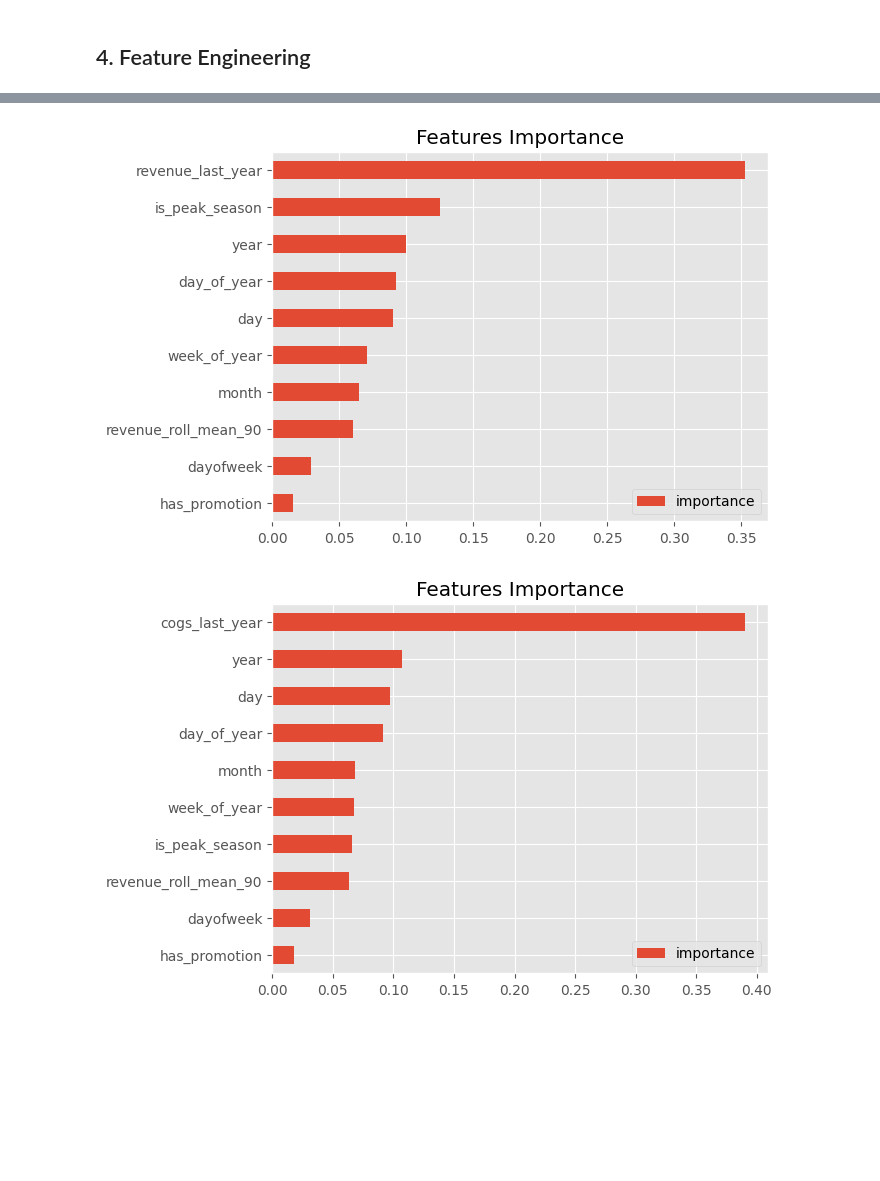
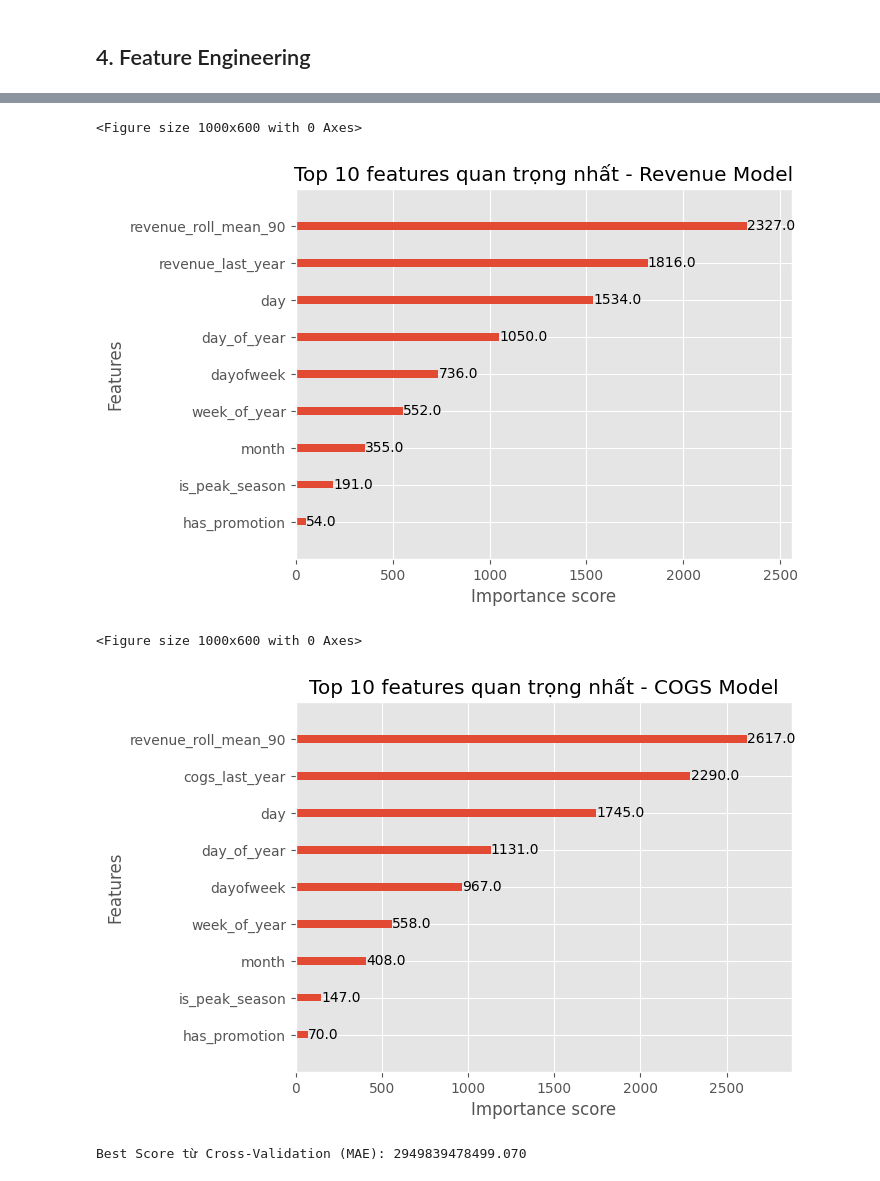
Before and after one commit to nqt-2/Datathon_Vin, a Jupyter notebook: notebook/xgboost.ipynb, the cells around one changed output, grey strips where cells are left out. Drawn from its saved outputs; the diff is of its cells as text; code cells hidden in the pictures; blank space fills up the shorter version.

Commit message:
FInal Model

```diff
--- a/notebook/xgboost.ipynb
+++ b/notebook/xgboost.ipynb
@@ -139,8 +138,8 @@ sales.head(10)
 train = create_features(train)
 test = create_features(test)
 # %%
-FEATURES_REV = ['dayofweek', 'day', 'month', 'year', 'revenue_last_year','revenue_roll_mean_90','is_peak_season', 'has_promotion','day_of_year','week_of_year']
-FEATURES_COGS = ['dayofweek', 'day', 'month', 'year', 'cogs_last_year','revenue_roll_mean_90','is_peak_season', 'has_promotion','day_of_year','week_of_year']
+FEATURES_REV = ['dayofweek', 'day', 'month', 'revenue_last_year','revenue_roll_mean_90','is_peak_season', 'has_promotion','day_of_year','week_of_year']
+FEATURES_COGS = ['dayofweek', 'day', 'month', 'cogs_last_year','revenue_roll_mean_90','is_peak_season', 'has_promotion','day_of_year','week_of_year']
 TARGET_REV = 'Revenue'
 TARGET_COGS = "COGS"
 # %%
@@ -159,14 +158,14 @@ y_test_cogs = test[TARGET_COGS]
 # Define parameter grid for hyperparameter tuning
 # Focused on preventing overfitting
 param_grid = {
-    'max_depth': [3, 4, 5, 6, 7],
+    'max_depth': [3, 4, 5, 6],
     'learning_rate': [0.01, 0.02, 0.05],
     'subsample': [0.6, 0.7, 0.8, 0.9],
     'colsample_bytree': [0.6, 0.7, 0.8, 0.9],
     'min_child_weight': [1, 2, 3],
     'gamma': [0, 0.1, 0.5],
     'reg_alpha': [0, 0.1, 1],
-    'reg_lambda': [0.5, 1, 1.5],
+    'reg_lambda': [0.5, 1, 1.5, 1],
 }
 
 # Time series cross-validation (prevents data leakage)
@@ -265,22 +264,29 @@ XGBRegressor(base_score=None, booster=None, callbacks=None,
              max_leaves=None, min_child_weight=3, missing=nan,
              monotone_constraints=None, multi_strategy=None, n_estimators=1000,
              n_jobs=None, num_parallel_tree=None, ...)
-# %%
-f1_rev = pd.DataFrame(data = reg_rev.feature_importances_,
-                  index = reg_rev.feature_names_in_,
-                  columns=['importance'])
-f1_rev.sort_values('importance').plot(kind = 'barh', title='Features Importance')
-plt.show()
-# %% [output]
-[figure, removed]
-# %%
-f1_cogs = pd.DataFrame(data = reg_cogs.feature_importances_,
-                  index = reg_cogs.feature_names_in_,
-                  columns=['importance'])
-f1_cogs.sort_values('importance').plot(kind = 'barh', title='Features Importance')
-plt.show()
-# %% [output]
-[figure, removed]
+# %%
+# --- 1. KIỂM SOÁT LEAKAGE TRONG PIPELINE ---
+# Bạn đã dùng TimeSeriesSplit trong RandomizedSearchCV, đây là điểm cộng lớn.
+# Cần báo cáo rõ: "Lags được tạo trước khi split hoặc dùng tập đệm để tránh nhìn thấy tương lai."
+
+# --- 2. GIẢI THÍCH MÔ HÌNH (FEATURE IMPORTANCE) ---
+def plot_importance(model, title):
+    plt.figure(figsize=(10, 6))
+    xgb.plot_importance(model, max_num_features=10, importance_type='weight')
+    plt.title(f"Top 10 features quan trọng nhất - {title}")
+    plt.show()
+
+# Gọi hàm sau khi đã fit xong model Revenue
+plot_importance(reg_rev, "Revenue Model")
+plot_importance(reg_cogs,"COGS Model")
+# --- 3. BÁO CÁO KẾT QUẢ CROSS-VALIDATION ---
+print(f"Best Score từ Cross-Validation (MAE): {-random_search_rev.best_score_:.3f}")
+# %% [output]
+<Figure size 1000x600 with 0 Axes>
+[figure, added]
+<Figure size 1000x600 with 0 Axes>
+[figure, added]
+Best Score từ Cross-Validation (MAE): 2949839478499.070
 # %%
 r2_train_rev = r2_score(y_train_rev, reg_rev.predict(X_train_rev))
 r2_train_cogs = r2_score(y_train_cogs, reg_cogs.predict(X_train_cogs))
```
Also changed, not shown: parts of 7 cells of this notebook, 1 other file.
